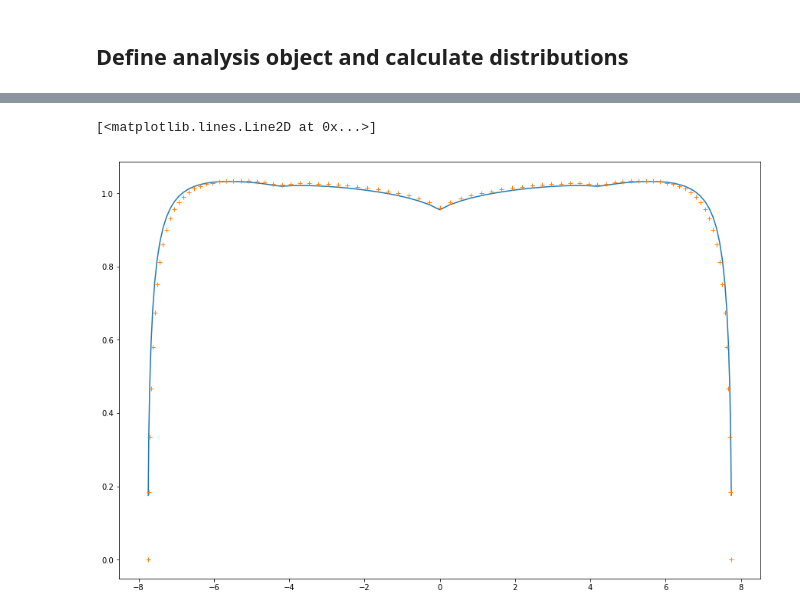
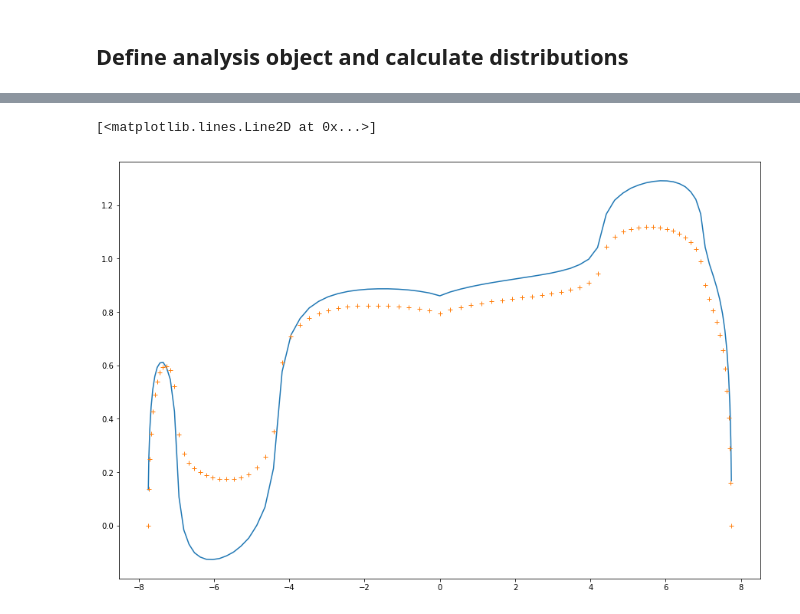
Before and after one commit to akafliegdarmstadt/wingstructure, a Jupyter notebook: examples/Analysis_Example.ipynb, the cells around one changed output, grey strips where cells are left out. Saved outputs shown, nothing was run; the diff lists cells and outputs as text; code cells hidden in the pictures.

Commit message:
fix new high level multhop

```diff
--- a/examples/Analysis_Example.ipynb
+++ b/examples/Analysis_Example.ipynb
@@ -102,0 +61,2 @@ res['ys'].shape, liftana.calc_ys.shape, liftana.calc_ys-res['ys']
+# %%
+res = multhop.calc_multhopalpha(wing, 0.8, controls={'flap2': [5, -15]})
@@ -103,7 +81,7 @@ res['ys'].shape, liftana.calc_ys.shape, liftana.calc_ys-res['ys']
 # %%
 plt.figure(figsize=(15,10))
-plt.plot(res['ys'], res['c_ls']/res['C_L'])
-plt.plot(liftana.calc_ys, liftana.aoa_c_ls, '+')
+plt.plot(res['ys'], res['c_ls'])
+plt.plot(liftana.calc_ys, distribution_q, '+')
 # %% [output]
 [<matplotlib.lines.Line2D at 0x...>]
-[figure, old version]
+[figure, new version]
```
Also changed, not shown: parts of 5 cells of this notebook, 5 other files.
